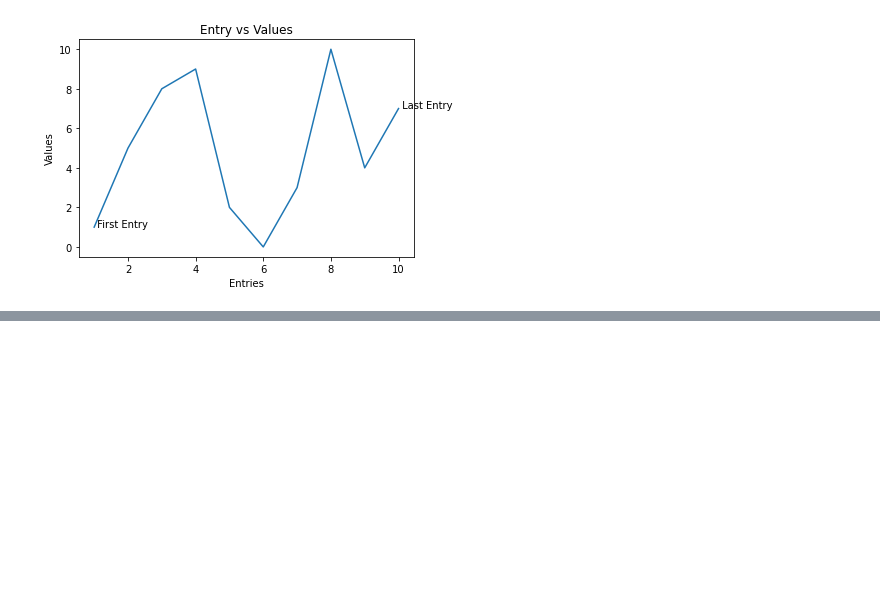
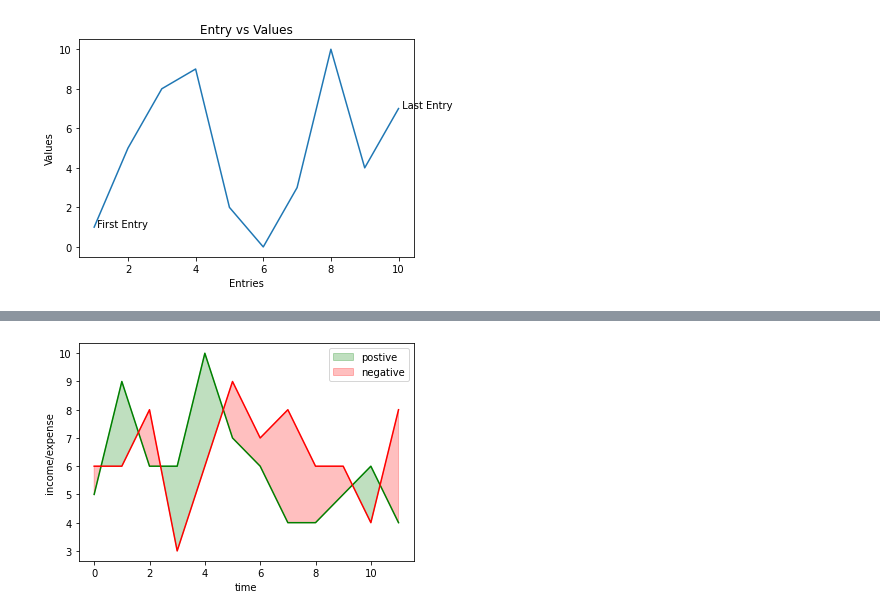
Before and after one commit to Jiya0805/Python2, a Jupyter notebook: unit 2-checkpoint.ipynb, the cells around one changed output, grey strips where cells are left out. Saved outputs shown, nothing was run; the diff lists cells and outputs as text; code cells hidden in the pictures; blank space fills up the shorter version.

```diff
--- a/unit 2-checkpoint.ipynb
+++ b/unit 2-checkpoint.ipynb
@@ -1068,0 +1089,14 @@ plt.show()
+# %%
+time = np.arange(12)
+income=np.array([5,9,6,6,10,7,6,4,4,5,6,4])
+expense=np.array([6,6,8,3,6,9,7,8,6,6,4,8])
+plt.plot(time,income,color="green")
+plt.plot(time,expense,color="red")
+plt.fill_between(time,income,expense,where=(income>expense),color="green",alpha=0.25,label='postive',interpolate=True)
+plt.fill_between(time,income,expense,where=(income<=expense),color="red",alpha=0.25,label='negative',interpolate=True)
+plt.xlabel('time')
+plt.ylabel('income/expense')
+plt.legend()
+plt.show()
+# %% [output]
+[figure, added]
```
Also changed, not shown: parts of 12 cells of this notebook.
